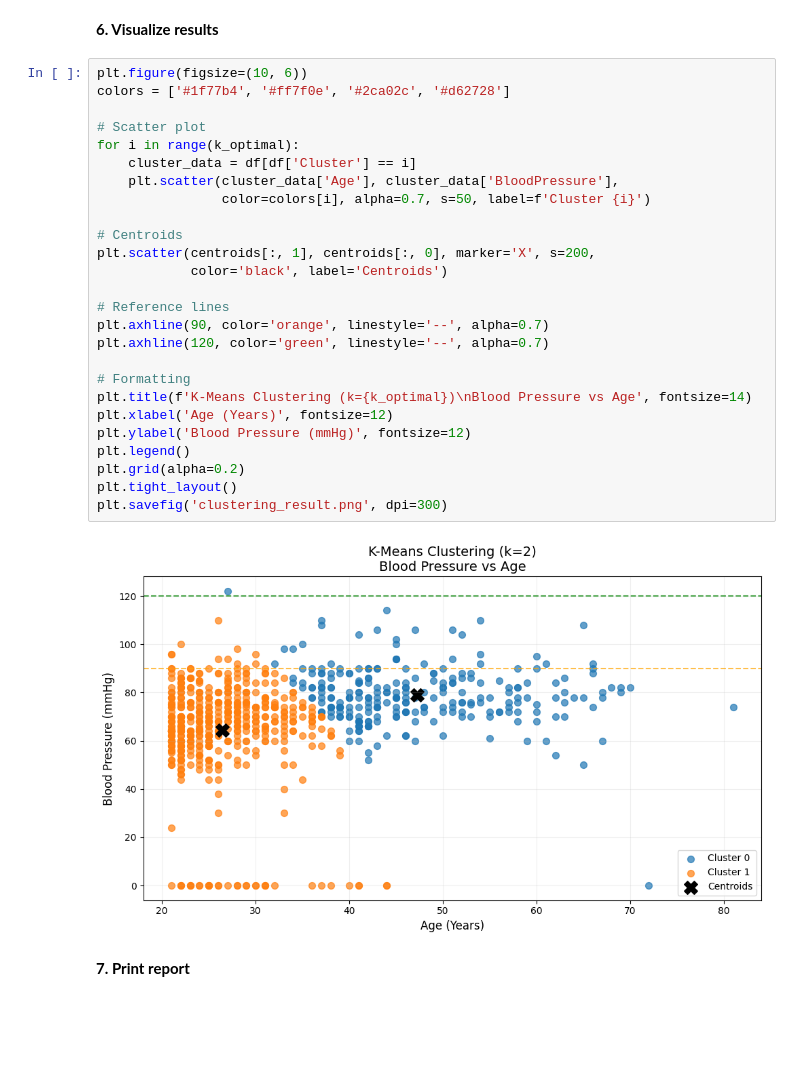
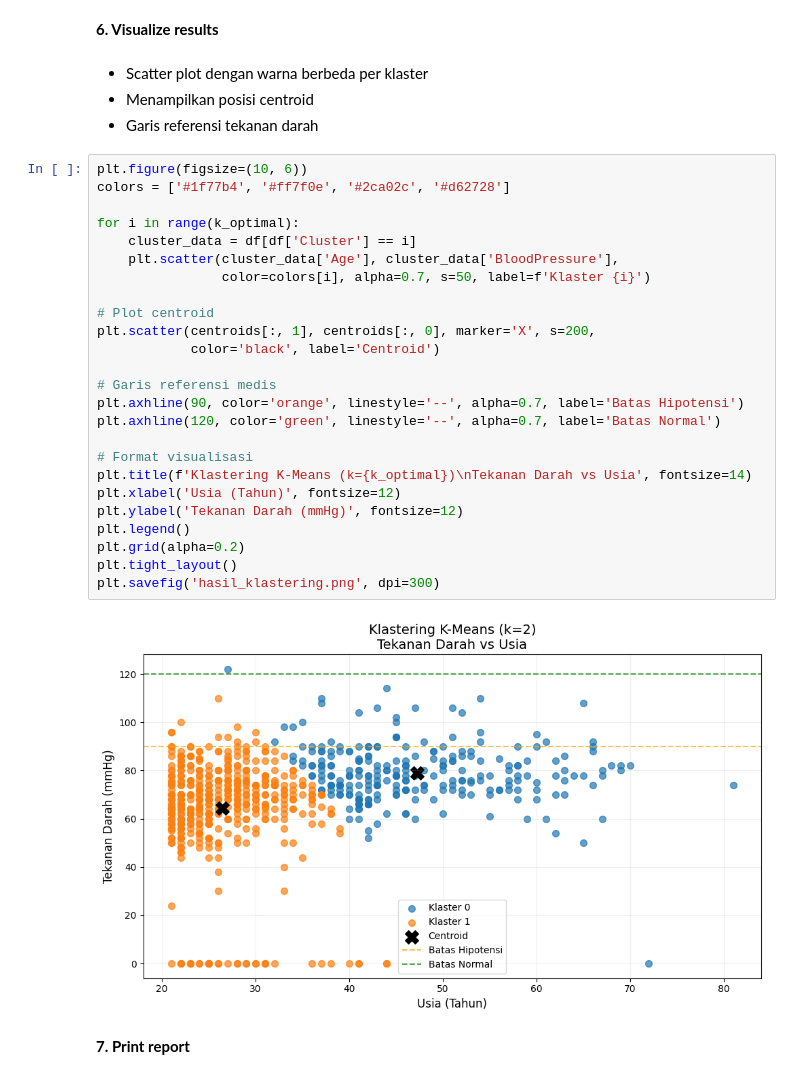
Before and after one commit to LatiefDataVisionary/multivariate-analysis-college-task, a Jupyter notebook: src/KMeans_w11.ipynb, the cells around one changed output. Cells and saved outputs as stored; diff of their text form; blank space fills up the shorter version.

Commit message:
6. Visualize results
Scatter plot dengan warna berbeda per klaster
Menampilkan posisi centroid
Garis referensi tekanan darah

```diff
--- a/src/KMeans_w11.ipynb
+++ b/src/KMeans_w11.ipynb
@@ -111,33 +111,36 @@ cluster_stats = df.groupby('Cluster').agg(
 ).reset_index()
 # %% [markdown]
 **6. Visualize results**
+# %% [markdown]
+  - Scatter plot dengan warna berbeda per klaster
+  - Menampilkan posisi centroid
+  - Garis referensi tekanan darah
 # %%
 plt.figure(figsize=(10, 6))
 colors = ['#1f77b4', '#ff7f0e', '#2ca02c', '#d62728']
 
-# Scatter plot
 for i in range(k_optimal):
     cluster_data = df[df['Cluster'] == i]
     plt.scatter(cluster_data['Age'], cluster_data['BloodPressure'],
-                color=colors[i], alpha=0.7, s=50, label=f'Cluster {i}')
+                color=colors[i], alpha=0.7, s=50, label=f'Klaster {i}')
 
-# Centroids
+# Plot centroid
 plt.scatter(centroids[:, 1], centroids[:, 0], marker='X', s=200,
-            color='black', label='Centroids')
+            color='black', label='Centroid')
 
-# Reference lines
-plt.axhline(90, color='orange', linestyle='--', alpha=0.7)
-plt.axhline(120, color='green', linestyle='--', alpha=0.7)
+# Garis referensi medis
+plt.axhline(90, color='orange', linestyle='--', alpha=0.7, label='Batas Hipotensi')
+plt.axhline(120, color='green', linestyle='--', alpha=0.7, label='Batas Normal')
 
-# Formatting
-plt.title(f'K-Means Clustering (k={k_optimal})\nBlood Pressure vs Age', fontsize=14)
-plt.xlabel('Age (Years)', fontsize=12)
-plt.ylabel('Blood Pressure (mmHg)', fontsize=12)
+# Format visualisasi
+plt.title(f'Klastering K-Means (k={k_optimal})\nTekanan Darah vs Usia', fontsize=14)
+plt.xlabel('Usia (Tahun)', fontsize=12)
+plt.ylabel('Tekanan Darah (mmHg)', fontsize=12)
 plt.legend()
 plt.grid(alpha=0.2)
 plt.tight_layout()
-plt.savefig('clustering_result.png', dpi=300)
+plt.savefig('hasil_klastering.png', dpi=300)
 # %% [output]
-[figure, old version]
+[figure, new version]
 # %% [markdown]
 **7. Print report**
```
